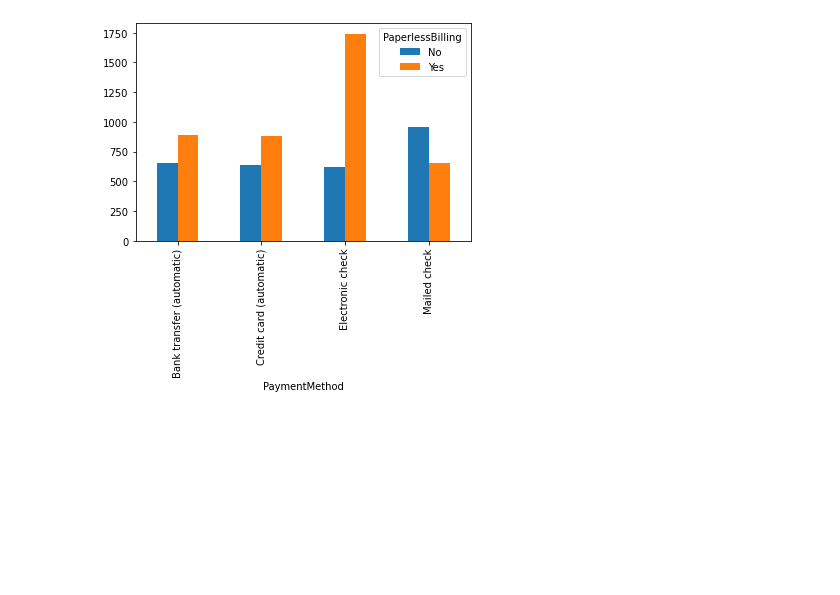
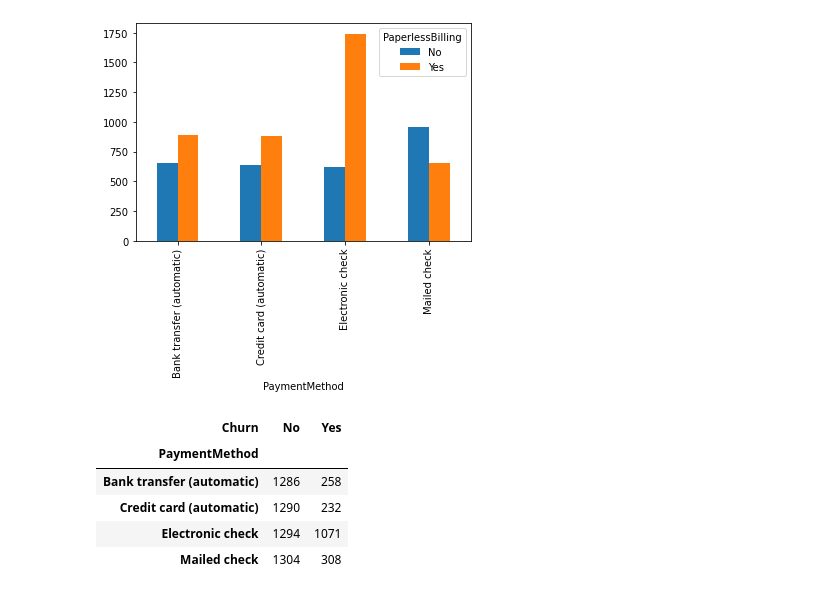
Before and after one commit to lijjumathew/MSDS-Machine-Learning-1-Project, a Jupyter notebook: Code/telecom_churn_analysis_lm.ipynb, the cells around one changed output. Saved outputs shown, nothing was run; the diff lists cells and outputs as text; code cells hidden in the pictures; blank space fills up the shorter version.

```diff
--- a/Code/telecom_churn_analysis_lm.ipynb
+++ b/Code/telecom_churn_analysis_lm.ipynb
@@ -161,3 +204,12 @@ paperless_bill_contract.plot(kind='bar')
 <matplotlib.axes._subplots.AxesSubplot at 0x...>
 [figure]
 [figure]
+# %%
+churn_tenure
+# %% [output]
+| Churn | No | Yes |
+| PaymentMethod |  |  |
+| Bank transfer (automatic) | 1286 | 258 |
+| Credit card (automatic) | 1290 | 232 |
+| Electronic check | 1294 | 1071 |
+| Mailed check | 1304 | 308 |
```
Also changed, not shown: parts of 3 cells of this notebook.
